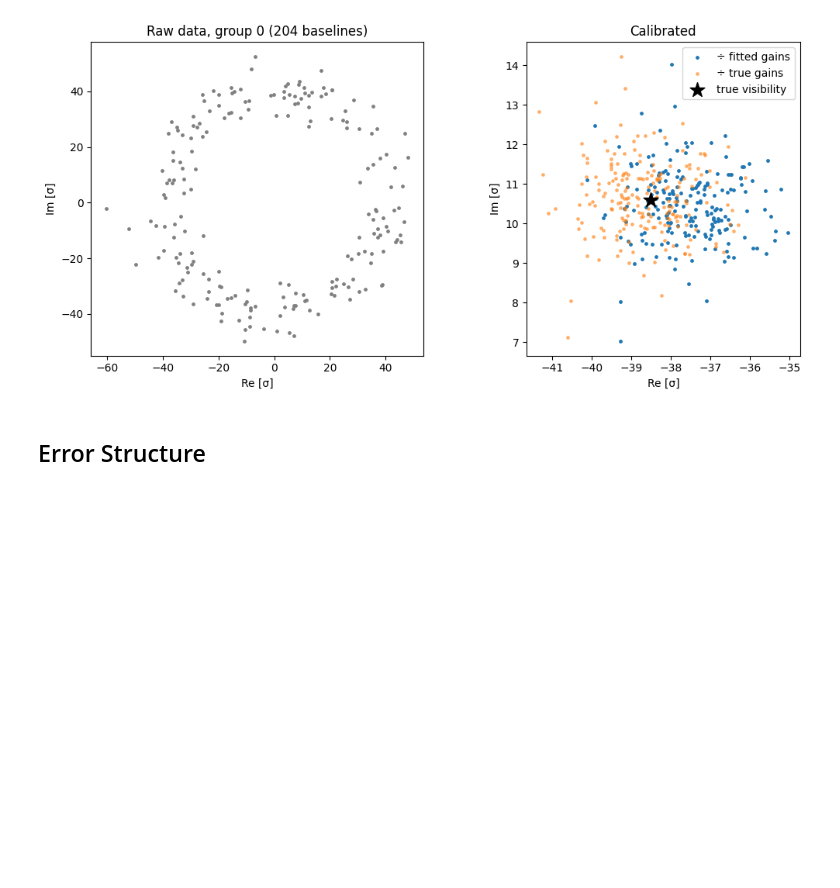
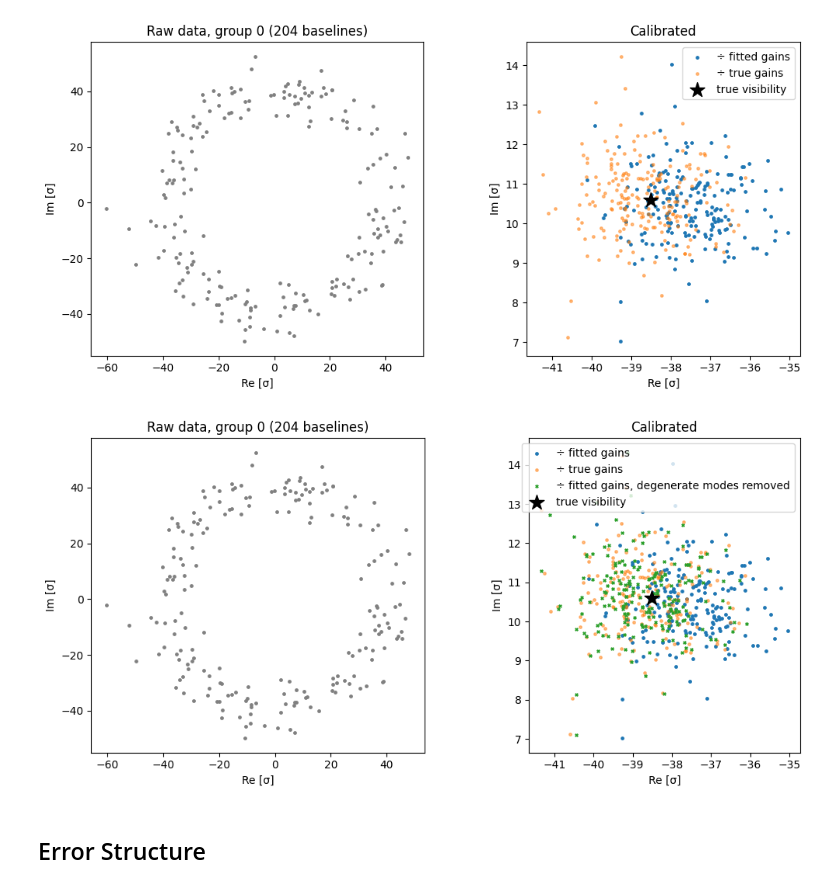
Before and after one commit to mikejafs/gpu_corrcal, a Jupyter notebook: scripts/simulate/calibration_simulation_chord_layout_fused.ipynb, the cells around one changed output. Cells and saved outputs as stored; diff of their text form; code cells hidden in the pictures; blank space fills up the shorter version.

```diff
--- a/scripts/simulate/calibration_simulation_chord_layout_fused.ipynb
+++ b/scripts/simulate/calibration_simulation_chord_layout_fused.ipynb
@@ -700,6 +700,34 @@ for ax in axes:
 fig.tight_layout();
 # %% [output]
 [figure]
+# %%
+gidx = np.argmax(np.diff(edges))                         # largest redundant group
+bl = np.arange(edges[gidx] // 2, edges[gidx + 1] // 2)
+d_c = (data[0::2] + 1j * data[1::2])[bl]                 # data in units of sigma_row
+cal_fit = d_c / (fit_gains[ant_1[bl]] * np.conj(fit_gains[ant_2[bl]]))
+cal_true = d_c / (true_gains[ant_1[bl]] * np.conj(true_gains[ant_2[bl]]))
+v_true = (V_diff_bl + V_src_bl)[bl[0]] / sigma_row
+
+# fitted gains with the degenerate modes removed (overall amplitude, phase gradient)
+scale = 1 + err["amp_offset"]
+plane = antpos[:, :2] @ err["phs_slope"]
+fit_corr = fit_gains / (scale * np.exp(1j * plane))     # overall phase cancels in g1 g2*
+cal_corr = d_c / (fit_corr[ant_1[bl]] * np.conj(fit_corr[ant_2[bl]]))
+
+fig, axes = plt.subplots(1, 2, figsize=(11, 5))
+axes[0].scatter(d_c.real, d_c.imag, s=6, c="0.5")
+axes[0].set_title(f"Raw data, group {gidx} ({len(bl)} baselines)")
+axes[1].scatter(cal_fit.real, cal_fit.imag, s=6, label="÷ fitted gains")
+axes[1].scatter(cal_true.real, cal_true.imag, s=6, alpha=0.5, label="÷ true gains")
+axes[1].scatter(cal_corr.real, cal_corr.imag, s=6, marker="x", c="C2",
+                label="÷ fitted gains, degenerate modes removed")
+axes[1].scatter(v_true.real, v_true.imag, marker="*", s=200, c="k", label="true visibility")
+axes[1].set_title("Calibrated"); axes[1].legend()
+for ax in axes:
+    ax.set_aspect("equal"); ax.set_xlabel("Re [σ]"); ax.set_ylabel("Im [σ]")
+fig.tight_layout();
+# %% [output]
+[figure, added]
 # %% [markdown]
 ## Error Structure
 # %%
```
